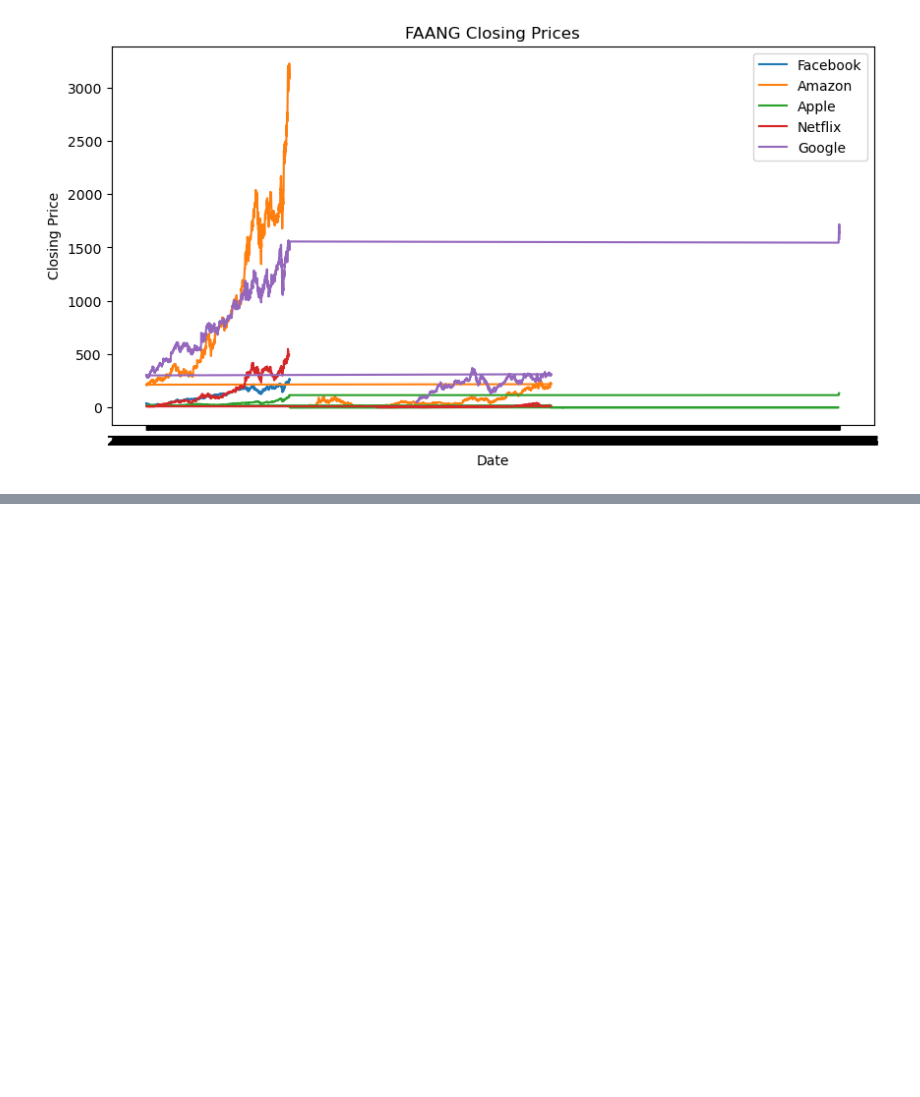
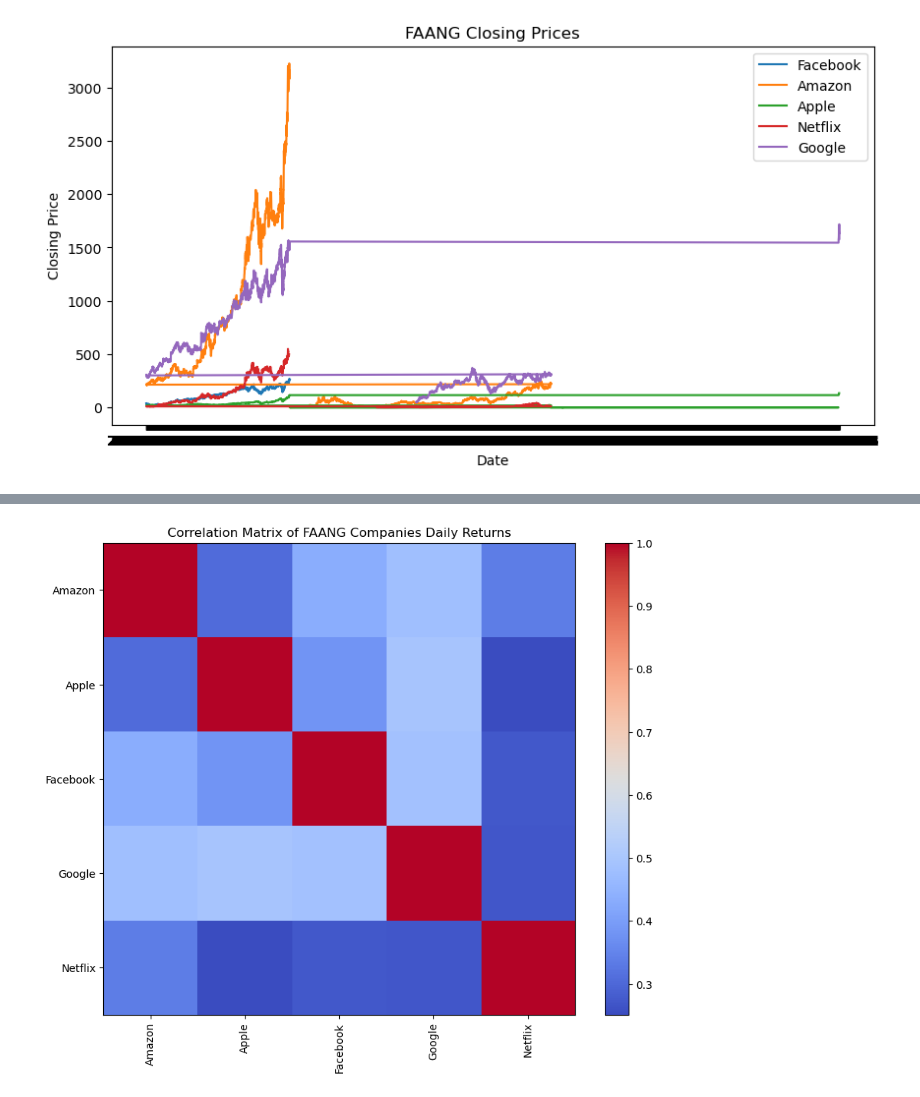
Before and after one commit to tnaiboa/faang-stock-data-analysis, a Jupyter notebook: notebooks/analysis.ipynb, the cells around one changed output, grey strips where cells are left out. Cells and saved outputs as stored; diff of their text form; code cells hidden in the pictures; blank space fills up the shorter version.

```diff
--- a/notebooks/analysis.ipynb
+++ b/notebooks/analysis.ipynb
@@ -44,0 +138,17 @@ plt.show()
+# %%
+# Pivot the DataFrame to have dates as rows and companies as columns
+returns_pivot = df.pivot(index='Date', columns='Company', values='Daily_Return')
+
+# Calculate the correlation matrix
+correlation_matrix = returns_pivot.corr()
+
+# Plot the correlation matrix
+plt.figure(figsize=(10, 8))
+plt.imshow(correlation_matrix, cmap='coolwarm', interpolation='none')
+plt.colorbar()
+plt.xticks(range(len(correlation_matrix)), correlation_matrix.columns, rotation=90)
+plt.yticks(range(len(correlation_matrix)), correlation_matrix.columns)
+plt.title('Correlation Matrix of FAANG Companies Daily Returns')
+plt.show()
+# %% [output]
+[figure, added]
```
Also changed, not shown: parts of 23 cells of this notebook, 2 other files.
